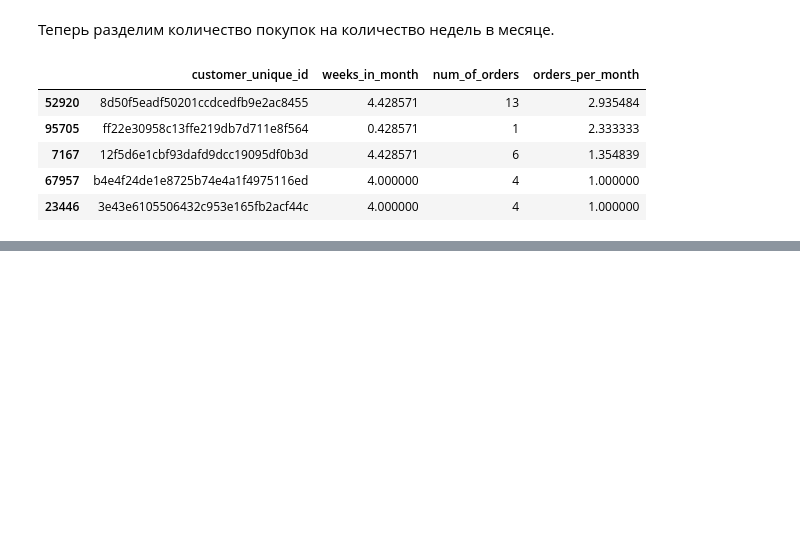
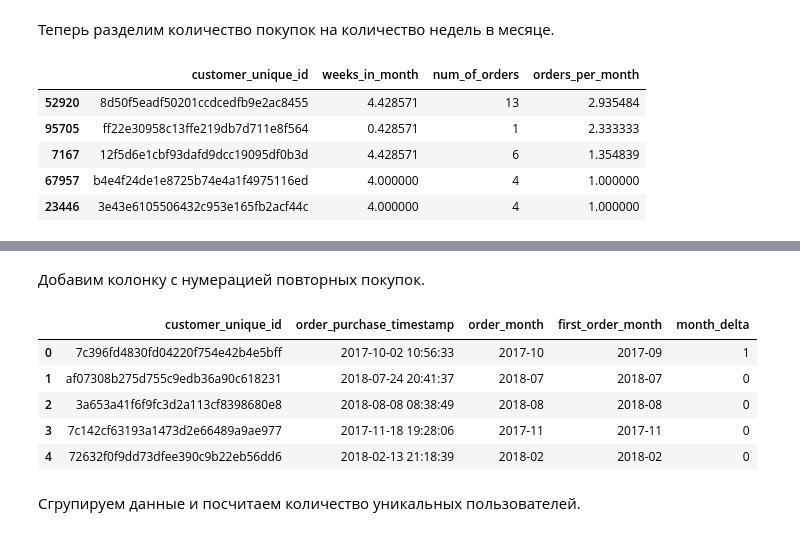
Before and after one commit to Terkinsss/karpov_courses_intermediate_project, a Jupyter notebook: Project.ipynb, the cells around one changed output, grey strips where cells are left out. Saved outputs shown, nothing was run; the diff lists cells and outputs as text; code cells hidden in the pictures; blank space fills up the shorter version.

```diff
--- a/Project.ipynb
+++ b/Project.ipynb
@@ -575,0 +587,3 @@ num_of_orders.sort_values('orders_per_month', ascending=False).head()
+# %%
+orders_merged['order_month'] = orders_merged['order_purchase_timestamp'].dt.to_period('M')
+orders_merged.head()
@@ -575,0 +599,7 @@ num_of_orders.sort_values('orders_per_month', ascending=False).head()
+# %%
+orders_merged_first_month = (orders_merged.
+                             groupby('customer_unique_id', as_index=False)
+                             .agg({'order_month': 'min'})
+                             .rename(columns=
+                              {'order_month': 'first_order_month'}))
+orders_merged_first_month.head()
@@ -575,0 +615,5 @@ num_of_orders.sort_values('orders_per_month', ascending=False).head()
+# %%
+cohort_df = (orders_merged
+              .merge(orders_merged_first_month, how='left',
+                     on='customer_unique_id'))
+cohort_df.head()
@@ -575,0 +638,6 @@ num_of_orders.sort_values('orders_per_month', ascending=False).head()
+# %%
+cohort_df = (cohort_df[['customer_unique_id',
+                          'order_purchase_timestamp',
+                          'order_month',
+                          'first_order_month']]).copy()
+cohort_df.head()
@@ -575,0 +651,17 @@ num_of_orders.sort_values('orders_per_month', ascending=False).head()
+# %% [markdown]
+Добавим колонку с нумерацией повторных покупок.
+# %%
+cohort_df['month_delta'] = ((cohort_df['order_month'].dt.year -
+                                cohort_df['first_order_month'].dt.year) * 12 +
+                                (cohort_df['order_month'].dt.month -
+                                 cohort_df['first_order_month'].dt.month))
+cohort_df.head()
+# %% [output]
+|  | customer_unique_id | order_purchase_timestamp | order_month | first_order_month | month_delta |
+| 0 | 7c396fd4830fd04220f754e42b4e5bff | 2017-10-02 10:56:33 | 2017-10 | 2017-09 | 1 |
+| 1 | af07308b275d755c9edb36a90c618231 | 2018-07-24 20:41:37 | 2018-07 | 2018-07 | 0 |
+| 2 | 3a653a41f6f9fc3d2a113cf8398680e8 | 2018-08-08 08:38:49 | 2018-08 | 2018-08 | 0 |
+| 3 | 7c142cf63193a1473d2e66489a9ae977 | 2017-11-18 19:28:06 | 2017-11 | 2017-11 | 0 |
+| 4 | 72632f0f9dd73dfee390c9b22eb56dd6 | 2018-02-13 21:18:39 | 2018-02 | 2018-02 | 0 |
+# %% [markdown]
+Сгрупируем данные и посчитаем количество уникальных пользователей.
```
Also changed, not shown: parts of 26 cells of this notebook.
